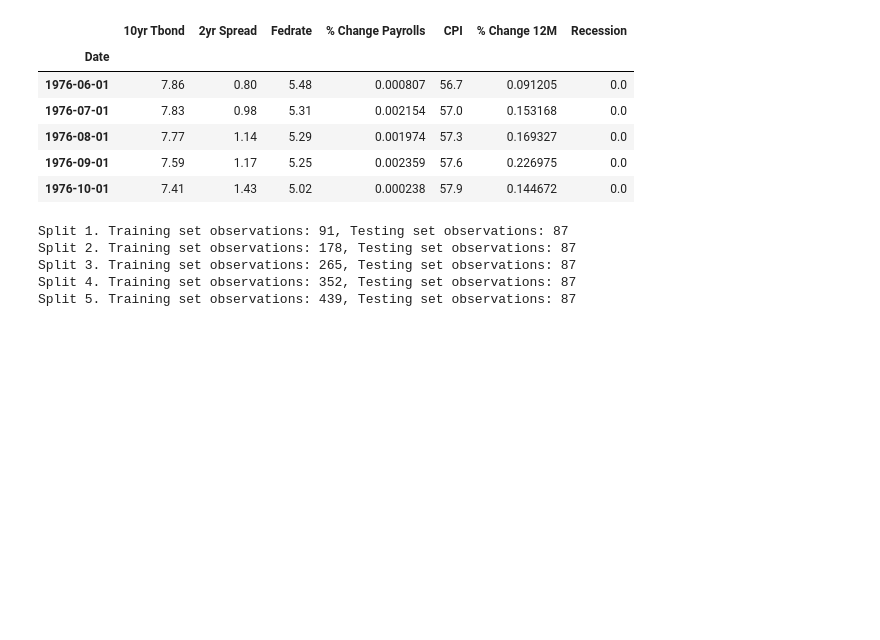
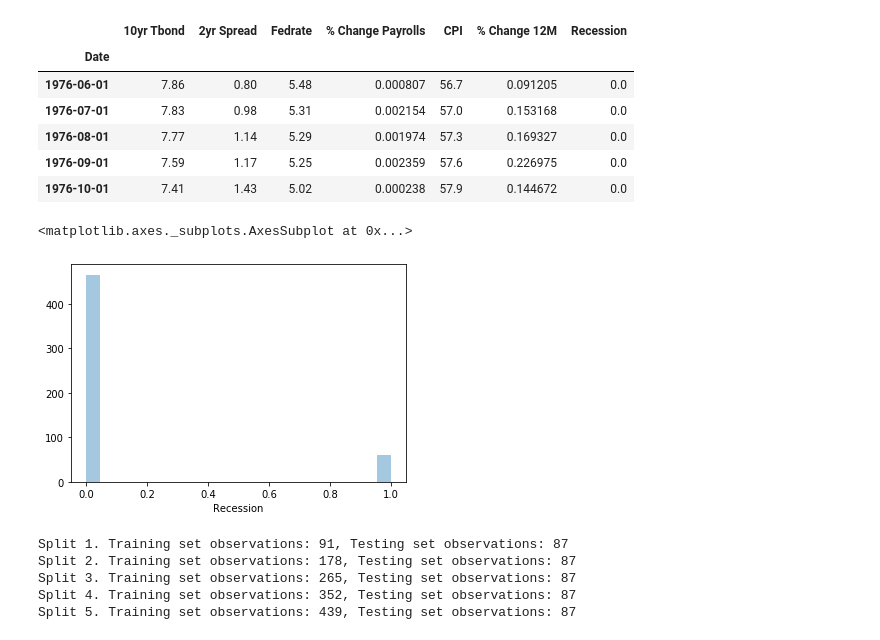
Before and after one commit to sheri-kamal/DATA71200-SP2020, a Jupyter notebook: Project 2 - Supervised Learning.ipynb, the cells around one changed output. Drawn from its saved outputs; the diff is of its cells as text; code cells hidden in the pictures; blank space fills up the shorter version.

```diff
--- a/Project 2 - Supervised Learning.ipynb
+++ b/Project 2 - Supervised Learning.ipynb
@@ -28,6 +28,11 @@ data.head()
 | 1976-08-01 | 7.77 | 1.14 | 5.29 | 0.001974 | 57.3 | 0.169327 | 0.0 |
 | 1976-09-01 | 7.59 | 1.17 | 5.25 | 0.002359 | 57.6 | 0.226975 | 0.0 |
 | 1976-10-01 | 7.41 | 1.43 | 5.02 | 0.000238 | 57.9 | 0.144672 | 0.0 |
+# %%
+sns.distplot(data.loc[:, 'Recession'], kde=False) #0 = No Recession, 1 = Recession
+# %% [output]
+<matplotlib.axes._subplots.AxesSubplot at 0x...>
+[figure, added]
 # %%
 #70/30 sequential train-test split
 from sklearn.model_selection import train_test_split
```
